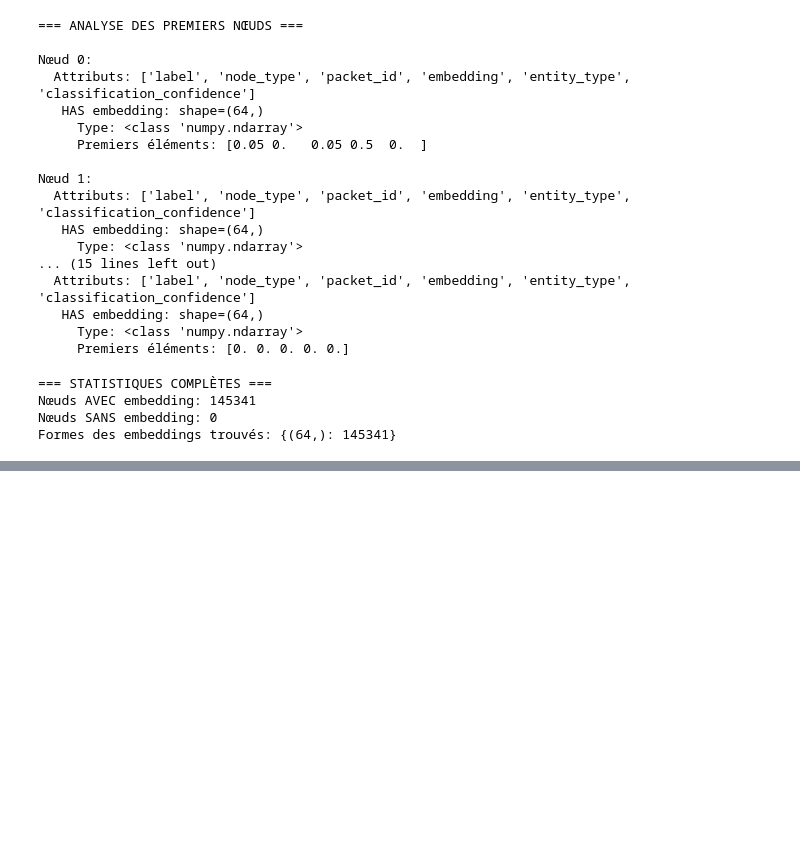
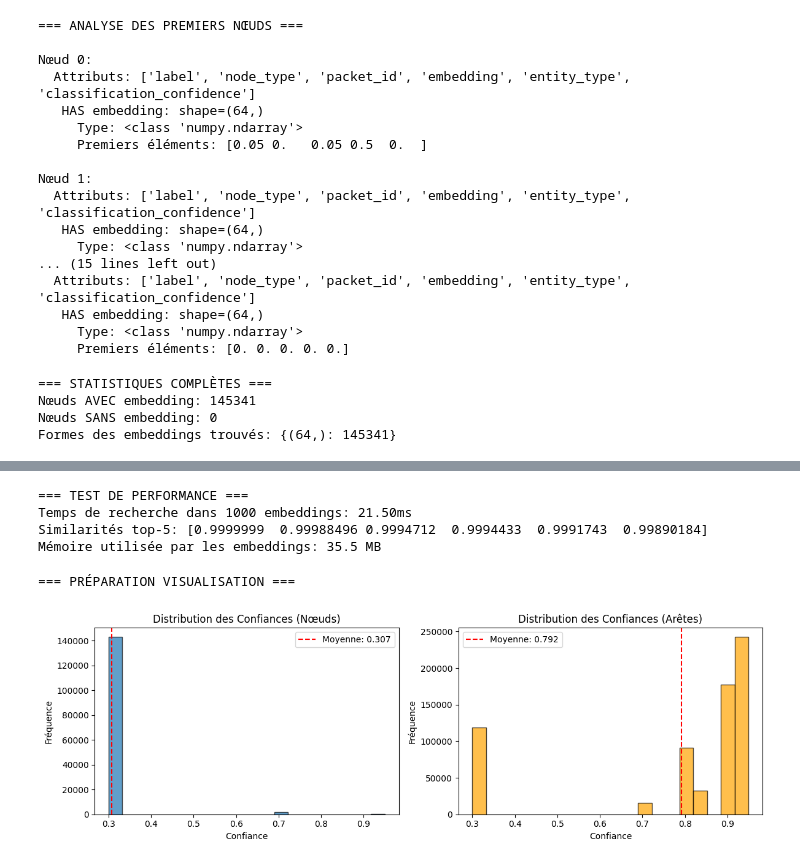
Before and after one commit to thomas-hoger/5G-Anomaly-Detection, a Jupyter notebook: notebooks/explore_graph_after_vectorization.ipynb, the cells around one changed output, grey strips where cells are left out. Saved outputs shown, nothing was run; the diff lists cells and outputs as text; code cells hidden in the pictures; blank space fills up the shorter version.

```diff
--- a/notebooks/explore_graph_after_vectorization.ipynb
+++ b/notebooks/explore_graph_after_vectorization.ipynb
@@ -179,0 +481,66 @@ Formes des embeddings trouvés: {(64,): 145341}
+# %%
+# ========================================
+# TEST DE PERFORMANCE DE RECHERCHE
+# ========================================
+
+print("\n=== TEST DE PERFORMANCE ===")
+
+if len(all_node_embeddings) > 100:
+    import time
+
+    # Test de recherche de similarité
+    query_embedding = all_node_embeddings[0:1]  # Premier embedding comme requête
+
+    start_time = time.time()
+    similarities = cosine_similarity(query_embedding, node_embeddings_matrix[:1000])[0]  # Limiter pour le test
+    top_k_indices = np.argsort(similarities)[-6:][::-1]  # Top 5 + query
+    end_time = time.time()
+
+    print(f"Temps de recherche dans {min(1000, len(all_node_embeddings))} embeddings: {(end_time - start_time)*1000:.2f}ms")
+    print(f"Similarités top-5: {similarities[top_k_indices]}")
+
+    # Estimation mémoire
+    memory_mb = node_embeddings_matrix.nbytes / (1024 * 1024)
+    print(f"Mémoire utilisée par les embeddings: {memory_mb:.1f} MB")
+# %% [output]
+=== TEST DE PERFORMANCE ===
+Temps de recherche dans 1000 embeddings: 21.50ms
+Similarités top-5: [0.9999999  0.99988496 0.9994712  0.9994433  0.9991743  0.99890184]
+Mémoire utilisée par les embeddings: 35.5 MB
+# %%
+# ========================================
+# VISUALISATION SIMPLE
+# ========================================
+
+print("\n=== PRÉPARATION VISUALISATION ===")
+
+# Histogramme des confiances
+if len(confidences) > 0:
+    plt.figure(figsize=(12, 4))
+
+    # Subplot 1: Confiances des nœuds
+    plt.subplot(1, 2, 1)
+    plt.hist(confidences, bins=20, alpha=0.7, edgecolor='black')
+    plt.title('Distribution des Confiances (Nœuds)')
+    plt.xlabel('Confiance')
+    plt.ylabel('Fréquence')
+    plt.axvline(np.mean(confidences), color='red', linestyle='--',
+                label=f'Moyenne: {np.mean(confidences):.3f}')
+    plt.legend()
+
+    # Subplot 2: Confiances des arêtes (si disponibles)
+    if len(edge_confidences) > 0:
+        plt.subplot(1, 2, 2)
+        plt.hist(edge_confidences, bins=20, alpha=0.7, edgecolor='black', color='orange')
+        plt.title('Distribution des Confiances (Arêtes)')
+        plt.xlabel('Confiance')
+        plt.ylabel('Fréquence')
+        plt.axvline(np.mean(edge_confidences), color='red', linestyle='--',
+                    label=f'Moyenne: {np.mean(edge_confidences):.3f}')
+        plt.legend()
+
+    plt.tight_layout()
+    plt.show()
+# %% [output]
+=== PRÉPARATION VISUALISATION ===
+[figure, added]
```
Also changed, not shown: parts of 8 cells of this notebook, 18 other files.
